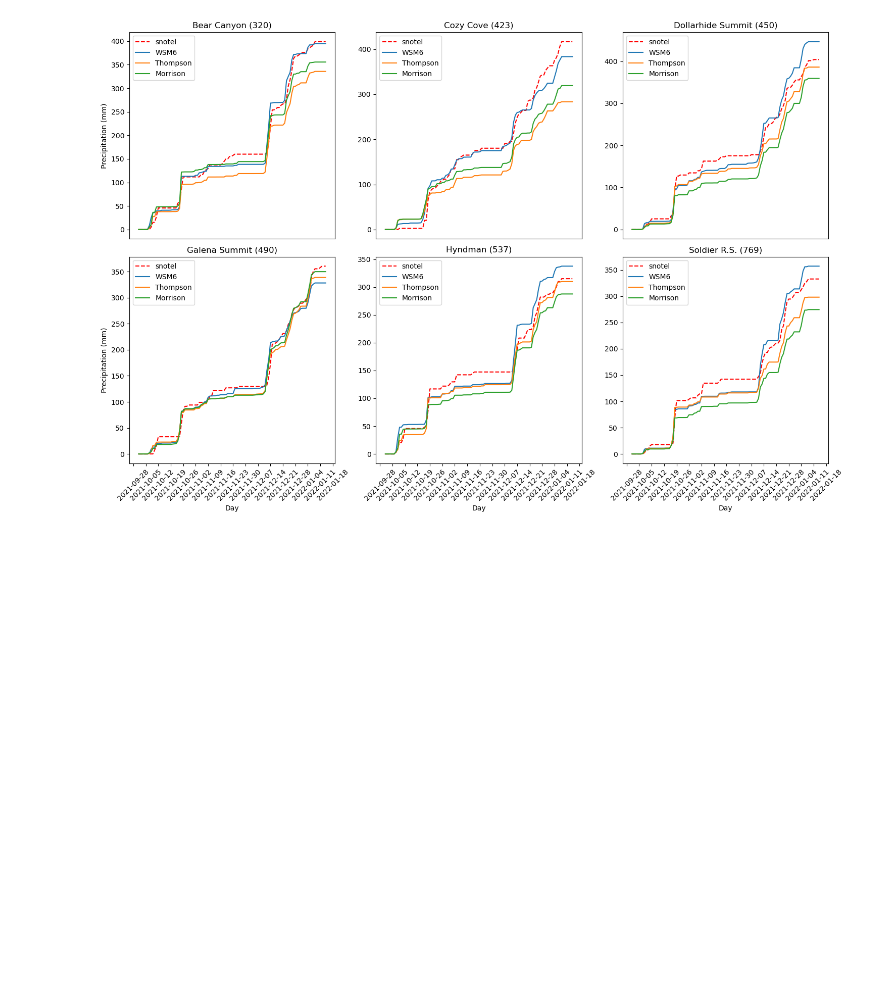
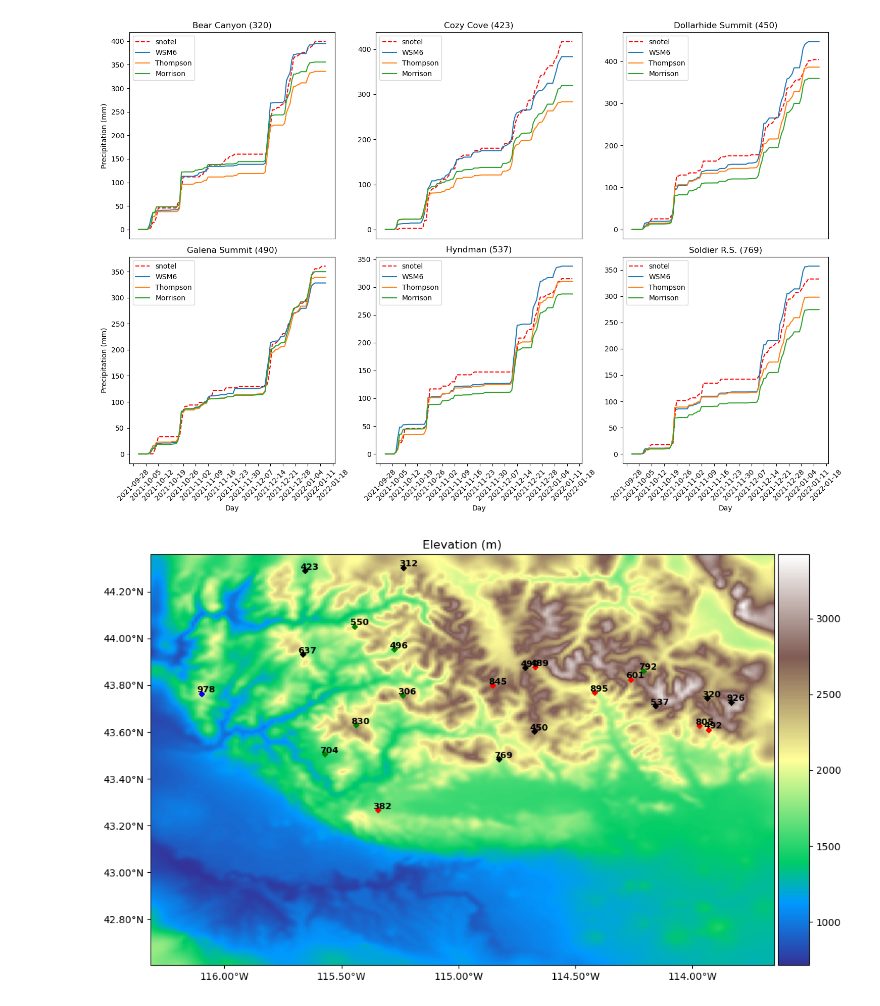
Before and after one commit to stanleyakor1/Python-tutorial, a Jupyter notebook: wrf-python/WY_2022_ANALYSIS.ipynb, the cells around one changed output. Saved outputs shown, nothing was run; the diff lists cells and outputs as text; code cells hidden in the pictures; blank space fills up the shorter version.

Commit message:
Added multi snotel compare plot

```diff
--- a/wrf-python/WY_2022_ANALYSIS.ipynb
+++ b/wrf-python/WY_2022_ANALYSIS.ipynb
@@ -21,3 +21,11 @@ x.smallest(file_list)
 # %% [output]
 Keys in sub-dictionary 'Thompson' do not match.
 [figure]
+# %%
+y = plot_snotel_grid('NRCS_SNOTEL_Locations_noAlaska.csv','temp1',\
+               '/bsuhome/stanleyakor/scratch/WY_22_THOMPSON/wrfout_d02_2021-09-29_00:00:00',\
+               'short.nc', 'TEST','WSM6')
+# %%
+y.multiple_points()
+# %% [output]
+[figure, added]
```
Also changed, not shown: parts of 1 cell of this notebook, 1 other file.
